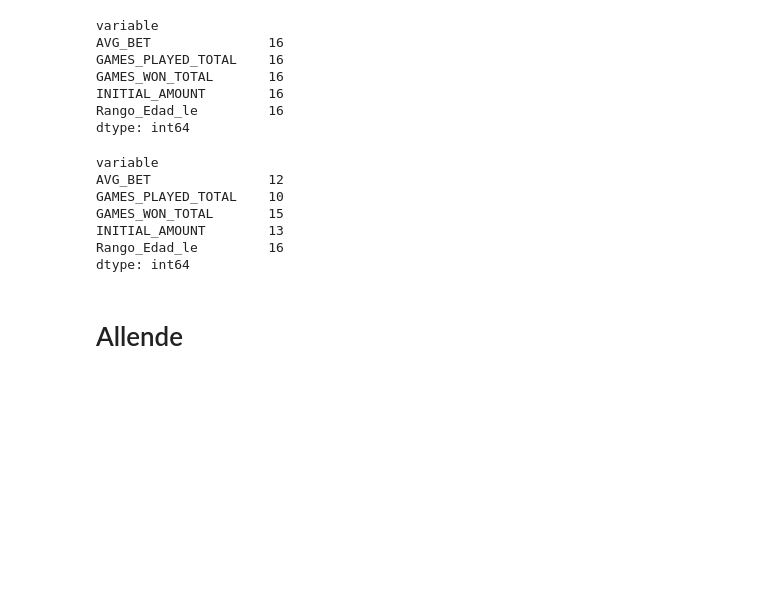
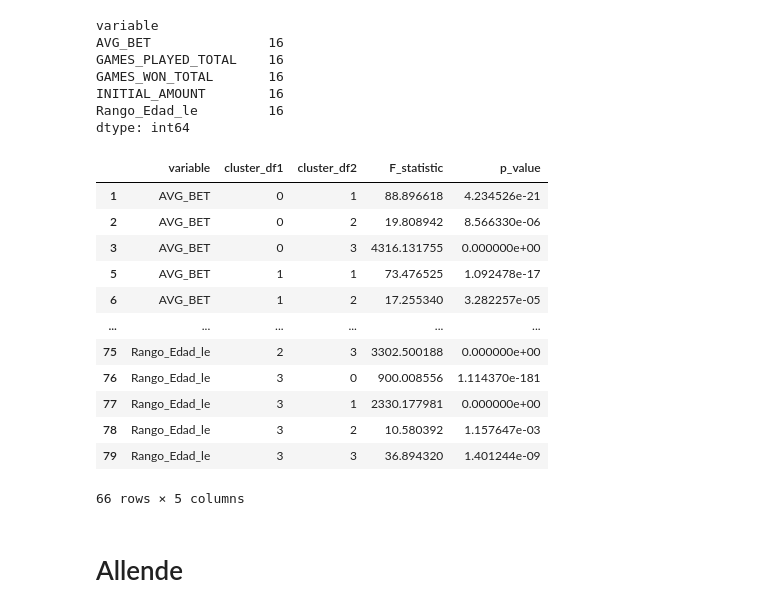
Before and after one commit to rodrigo-espino/ModelosFoliatti, a Jupyter notebook: notebooks/analysis_clusters.ipynb, the cells around one changed output. Saved outputs shown, nothing was run; the diff lists cells and outputs as text; code cells hidden in the pictures; blank space fills up the shorter version.

```diff
--- a/notebooks/analysis_clusters.ipynb
+++ b/notebooks/analysis_clusters.ipynb
@@ -56,15 +56,21 @@ Rango_Edad_le         16
 dtype: int64
 # %%
 anova_df_ajijic
-anova_df_ajijic[anova_df_ajijic['p_value'] < 0.05].groupby('variable').size()
+anova_df_ajijic[anova_df_ajijic['p_value'] < 0.05]
 # %% [output]
+|  | variable | cluster_df1 | cluster_df2 | F_statistic | p_value |
+| 1 | AVG_BET | 0 | 1 | 88.896618 | 4.234526e-21 |
+| 2 | AVG_BET | 0 | 2 | 19.808942 | 8.566330e-06 |
+| 3 | AVG_BET | 0 | 3 | 4316.131755 | 0.000000e+00 |
+| 5 | AVG_BET | 1 | 1 | 73.476525 | 1.092478e-17 |
+| 6 | AVG_BET | 1 | 2 | 17.255340 | 3.282257e-05 |
+| ... | ... | ... | ... | ... | ... |
+| 75 | Rango_Edad_le | 2 | 3 | 3302.500188 | 0.000000e+00 |
+| 76 | Rango_Edad_le | 3 | 0 | 900.008556 | 1.114370e-181 |
+| 77 | Rango_Edad_le | 3 | 1 | 2330.177981 | 0.000000e+00 |
+| 78 | Rango_Edad_le | 3 | 2 | 10.580392 | 1.157647e-03 |
+| 79 | Rango_Edad_le | 3 | 3 | 36.894320 | 1.401244e-09 |
-variable
-AVG_BET               12
-GAMES_PLAYED_TOTAL    10
-GAMES_WON_TOTAL       15
-INITIAL_AMOUNT        13
-Rango_Edad_le         16
-dtype: int64
+66 rows × 5 columns
 # %% [markdown]
 # Allende
 # %%
```
Also changed, not shown: 2 other files.
